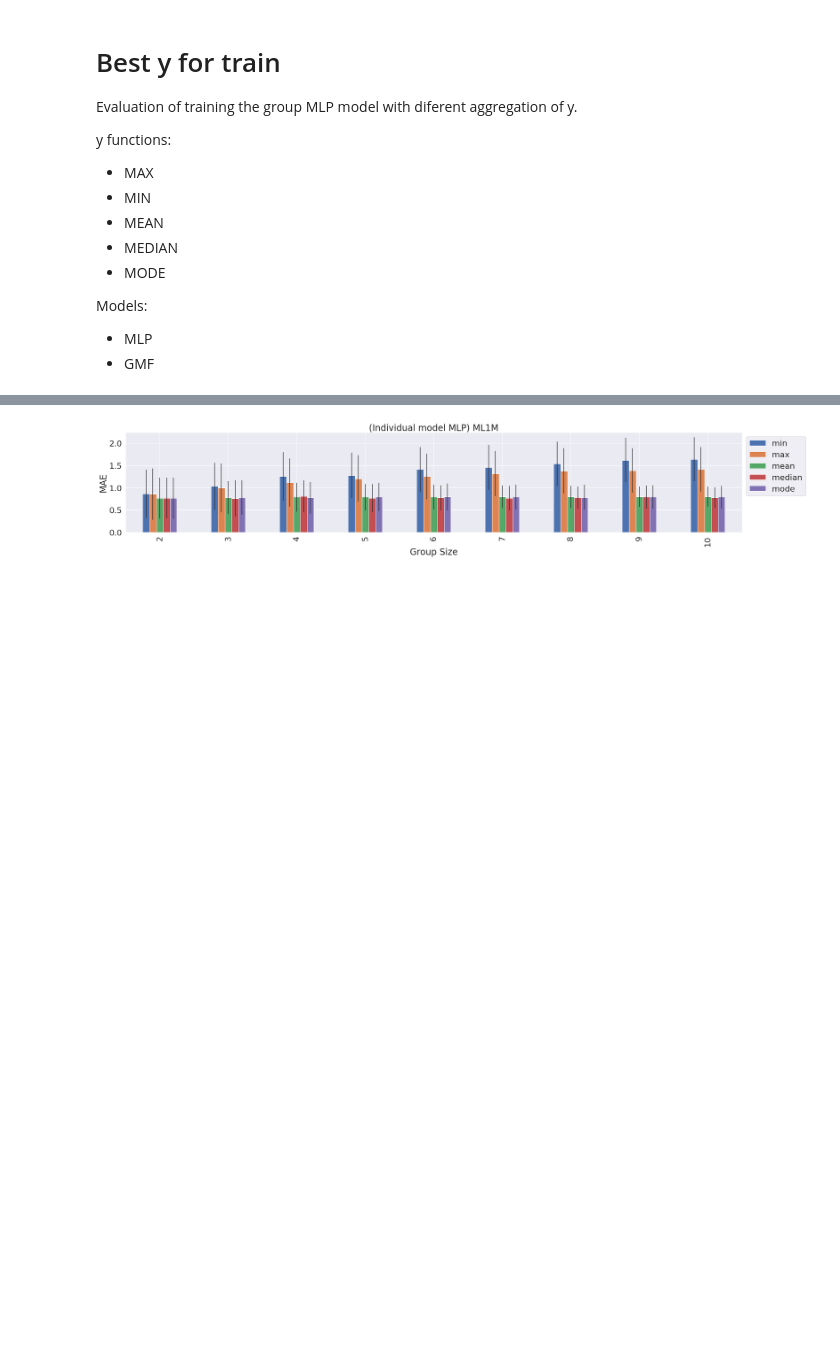
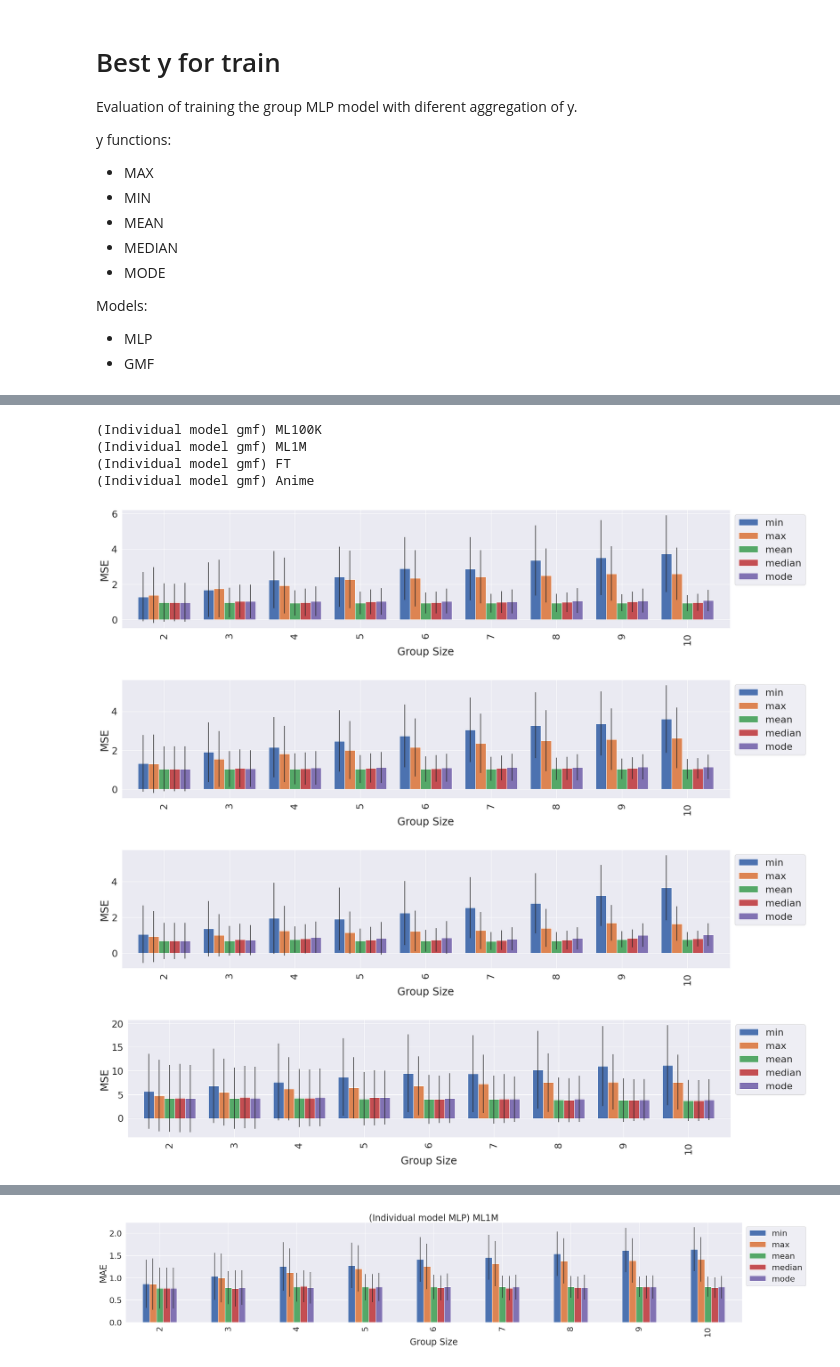
Before and after one commit to Adnan-Talebi/DL-CF-GRS, a Jupyter notebook: notebooks/results-best-y-train-min-max-mode-avg-etc.ipynb, the cells around one changed output, grey strips where cells are left out. Drawn from its saved outputs; the diff is of its cells as text; code cells hidden in the pictures; blank space fills up the shorter version.

```diff
--- a/notebooks/results-best-y-train-min-max-mode-avg-etc.ipynb
+++ b/notebooks/results-best-y-train-min-max-mode-avg-etc.ipynb
@@ -124,0 +134,27 @@ def barplot(data, val, val_text, model_name, dataset_text):
+# %%
+#DS='ml100k'
+#DS='ml1m'
+#DS='ft'
+#DS='anime'
+model_to_draw='gmf'
+
+means, stds, results, results_dict = get_error(get_models_files(model_to_draw), 'ml100k')
+barplot(results, "ERROR2", "MSE", f"Individual model {model_to_draw}", "ML100K")
+
+means, stds, results, results_dict = get_error(get_models_files(model_to_draw), 'ml1m')
+barplot(results, "ERROR2", "MSE", f"Individual model {model_to_draw}", "ML1M")
+
+means, stds, results, results_dict = get_error(get_models_files(model_to_draw), 'ft')
+barplot(results, "ERROR2", "MSE", f"Individual model {model_to_draw}", "FT")
+
+means, stds, results, results_dict = get_error(get_models_files(model_to_draw), 'anime')
+barplot(results, "ERROR2", "MSE", f"Individual model {model_to_draw}", "Anime")
+# %% [output]
+(Individual model gmf) ML100K
+(Individual model gmf) ML1M
+(Individual model gmf) FT
+(Individual model gmf) Anime
+[figure, added]
+[figure, added]
+[figure, added]
+[figure, added]
```
Also changed, not shown: parts of 8 cells of this notebook, 2 other files.
